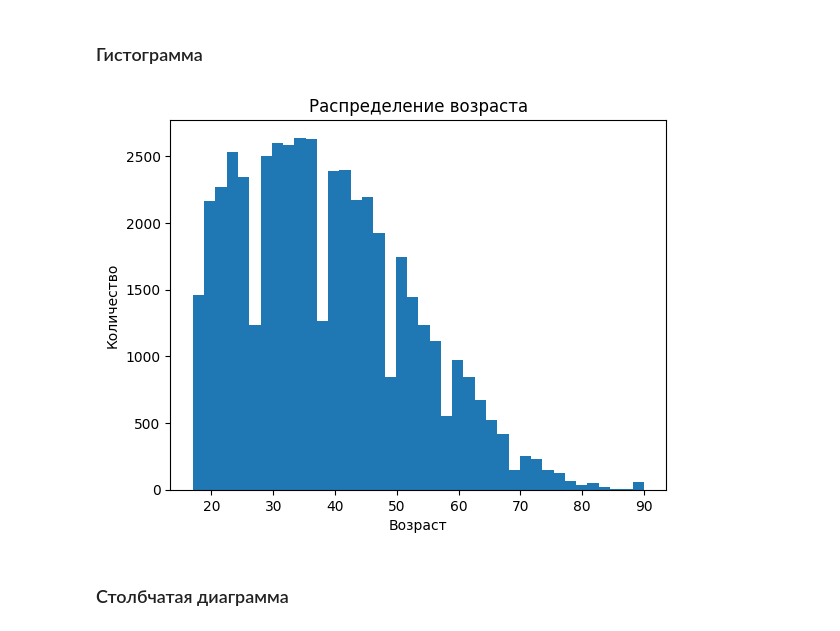
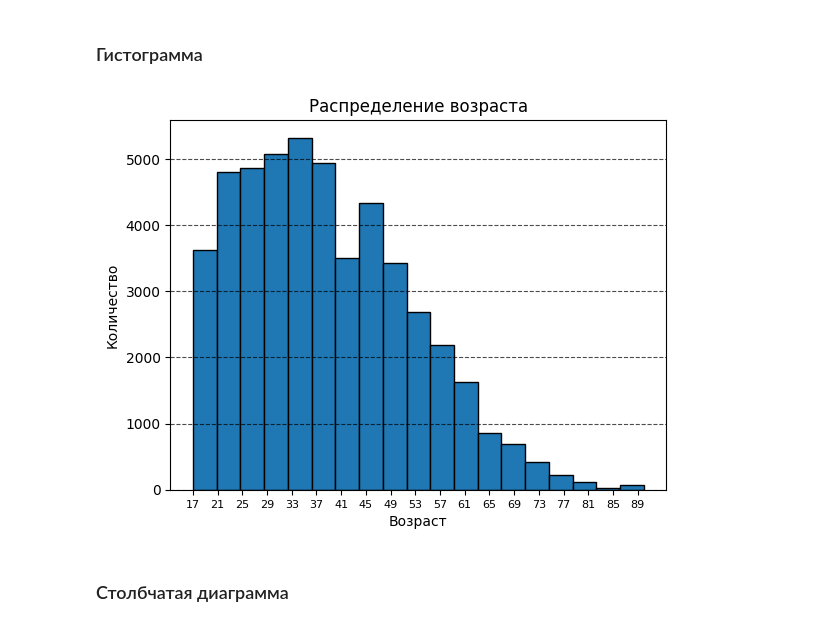
Before and after one commit to kalyuzhin/income-analysis-usa-residents, a Jupyter notebook: analysis.ipynb, the cells around one changed output. Cells and saved outputs as stored; diff of their text form; code cells hidden in the pictures.

```diff
--- a/analysis.ipynb
+++ b/analysis.ipynb
@@ -97,13 +130,18 @@ Name: count, dtype: int64
 # %% [markdown]
 ### Гистограмма
 # %%
-plt.hist(data['age'], bins=40)
+plt.hist(data['age'], bins=19, edgecolor='black')
 plt.xlabel('Возраст')
+
 plt.ylabel('Количество')
 plt.title('Распределение возраста')
+xticks = [i for i in range(17, 90, 4)]
+plt.xticks(xticks, fontsize=8)
+plt.grid(axis='y', linestyle='--', alpha=0.7, color='black')
+# plt.grid(axis='x', linestyle='--', alpha=0.7, color='black')
 plt.show()
 # %% [output]
-[figure, old version]
+[figure, new version]
 # %% [markdown]
 ### Столбчатая диаграмма
 # %%
```
Also changed, not shown: parts of 79 cells of this notebook.
